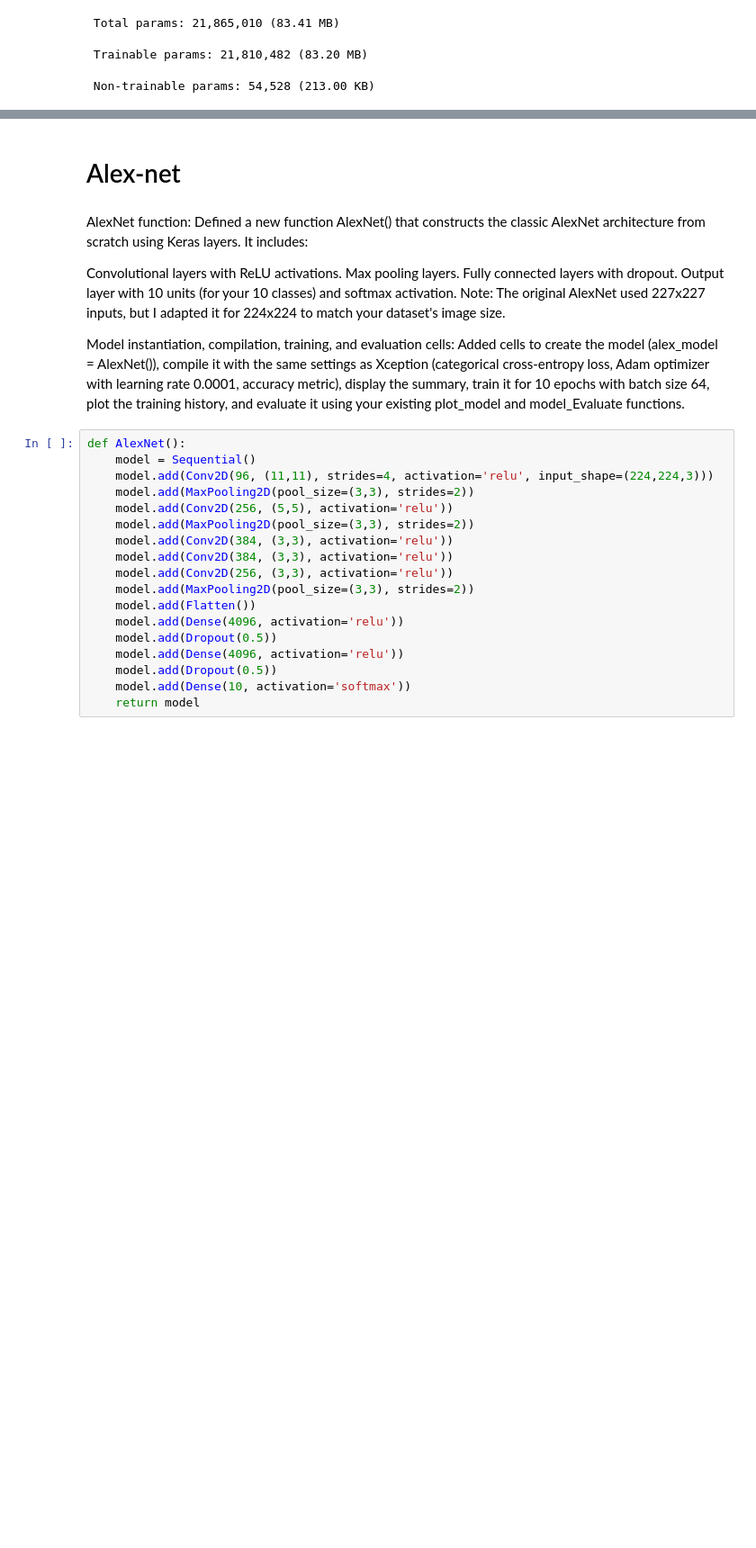
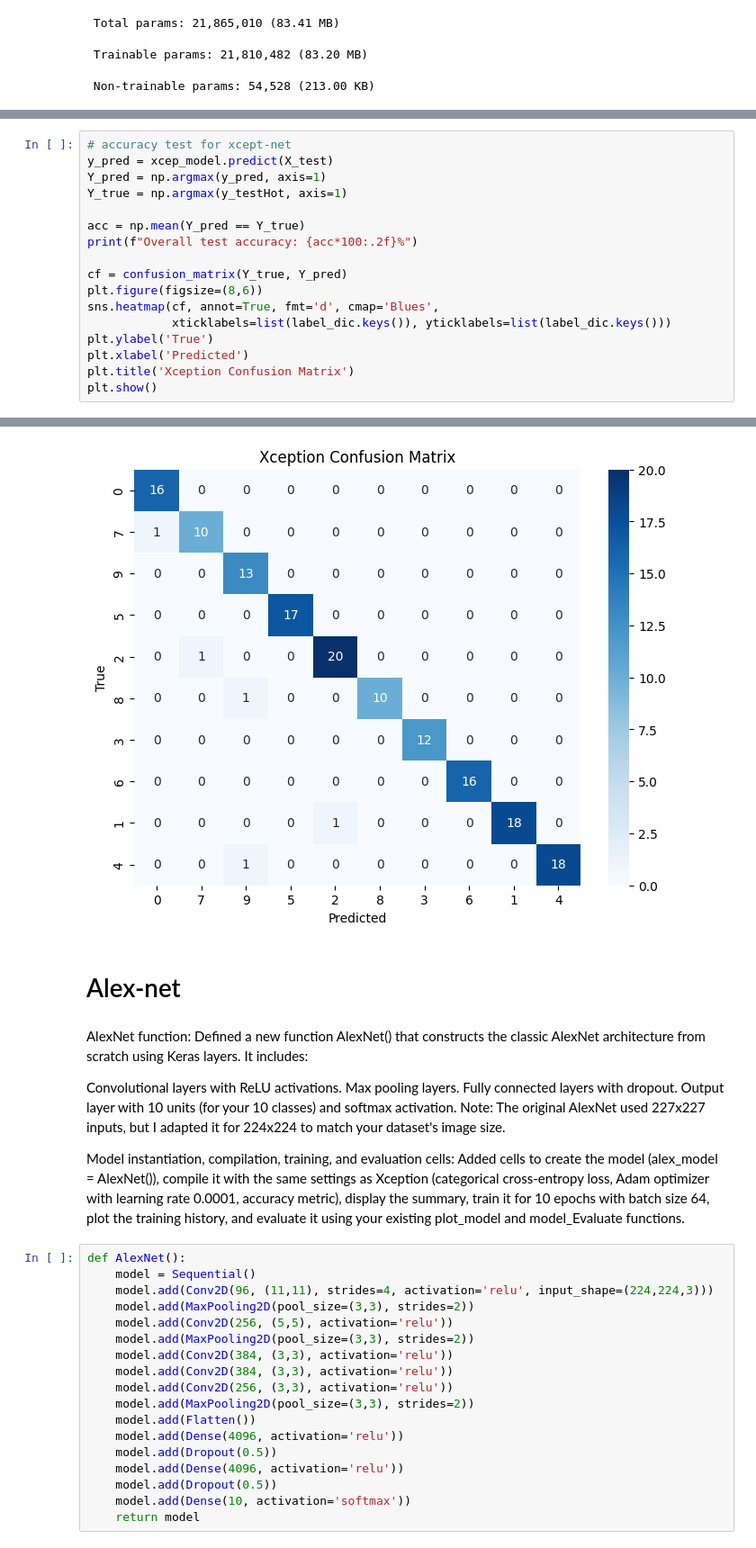
Before and after one commit to doeunbunheng/Sign_Language_digits, a Jupyter notebook: src/main.ipynb, the cells around one changed output, grey strips where cells are left out. Shown at 90% size. Cells and saved outputs as stored; diff of their text form; blank space fills up the shorter version.

Commit message:
Update model

```diff
--- a/src/main.ipynb
+++ b/src/main.ipynb
@@ -215,0 +246,18 @@ model_Evaluate(xcep_model)
+# %%
+# accuracy test for xcept-net
+y_pred = xcep_model.predict(X_test)
+Y_pred = np.argmax(y_pred, axis=1)
+Y_true = np.argmax(y_testHot, axis=1)
+
+acc = np.mean(Y_pred == Y_true)
+print(f"Overall test accuracy: {acc*100:.2f}%")
+
+cf = confusion_matrix(Y_true, Y_pred)
+plt.figure(figsize=(8,6))
+sns.heatmap(cf, annot=True, fmt='d', cmap='Blues',
+            xticklabels=list(label_dic.keys()), yticklabels=list(label_dic.keys()))
+plt.ylabel('True')
+plt.xlabel('Predicted')
+plt.title('Xception Confusion Matrix')
+plt.show()
+# %% [output]
@@ -216,3 +266,4 @@ model_Evaluate(xcep_model)
+[figure, added]
 # %% [markdown]
 # Alex-net
 # %% [markdown]
```
Also changed, not shown: parts of 4 cells of this notebook, 2 other files.
